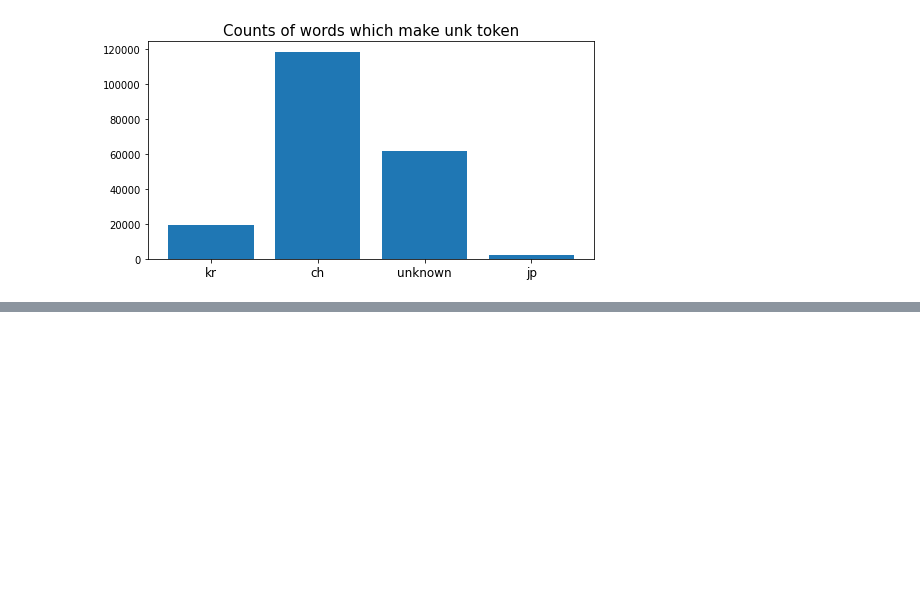
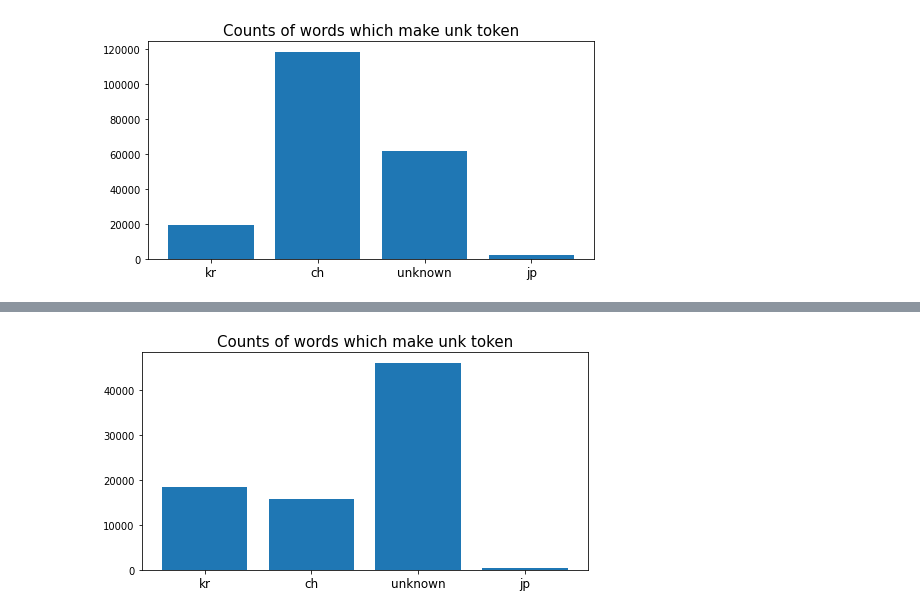
Before and after one commit to boostcampaitech2/mrc-level2-nlp-02, a Jupyter notebook: EDA/eda_ps_wiki.ipynb, the cells around one changed output, grey strips where cells are left out. Drawn from its saved outputs; the diff is of its cells as text; code cells hidden in the pictures; blank space fills up the shorter version.

```diff
--- a/EDA/eda_ps_wiki.ipynb
+++ b/EDA/eda_ps_wiki.ipynb
@@ -226,0 +287,33 @@ plt.show()
+# %%
+p_contexts = []
+for con in tqdm(contexts) :
+    con = re.sub(r'\([^)]*\)', '', con)
+    p_contexts.append(con)
+# %%
+p_unk_words = []
+for i , con in enumerate(tqdm(p_contexts)) :
+    sen_list = sent_tokenize(con)
+    for sen in sen_list :
+        word_list = word_tokenize(sen)
+        for word in word_list :
+            if unk_id in tokenizer.encode(word) :
+                p_unk_words.append((i,word))
+# %%
+p_unk_kinds = [check_unk(unk[1]) for unk in p_unk_words]
+p_unk_counter = collections.Counter()
+# %%
+p_unk_counter.update(p_unk_kinds)
+p_unk_counter = dict(p_unk_counter)
+# %%
+plt.figure(figsize = (8,4))
+
+p_x_list = list(p_unk_counter.keys())
+p_y_list = list(p_unk_counter.values())
+
+plt.title('Counts of words which make unk token', fontsize = 15)
+plt.bar(p_x_list, p_y_list)
+plt.xticks(fontsize = 12)
+
+plt.show()
+# %% [output]
+[figure, added]
```
Also changed, not shown: parts of 37 cells of this notebook, 3 other files.
